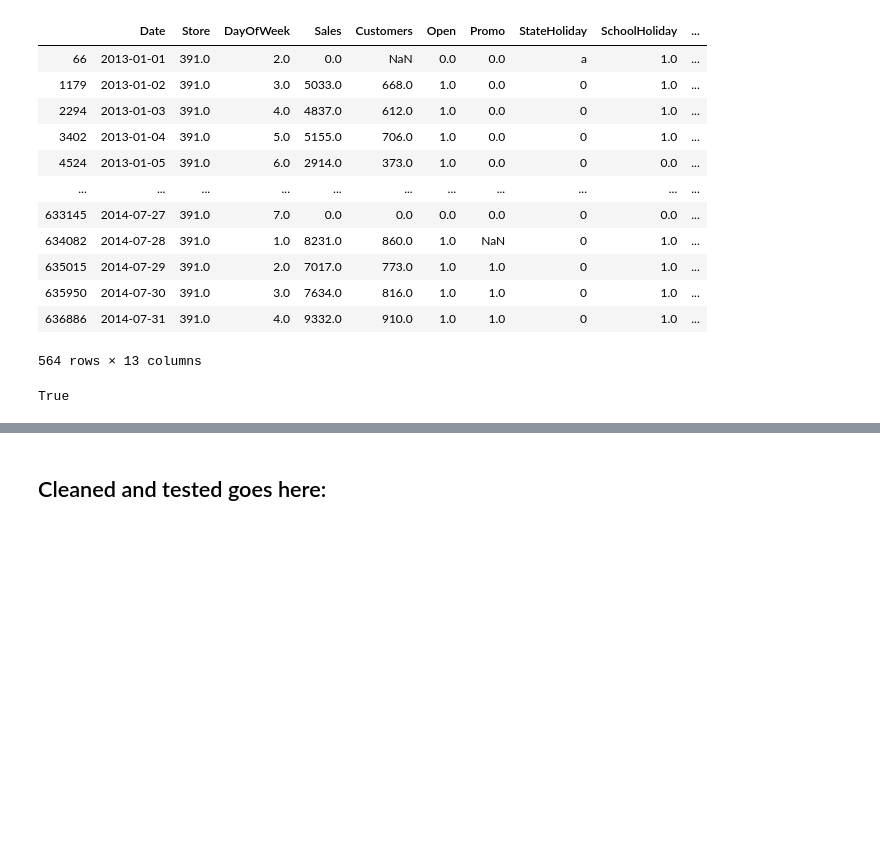
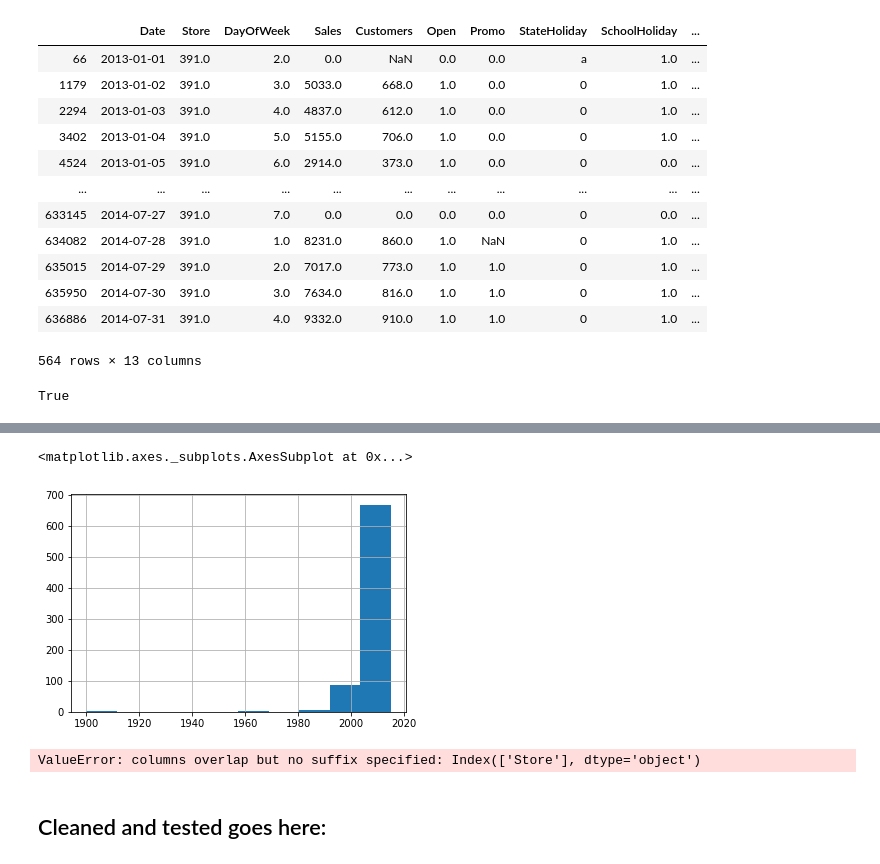
Before and after one commit to janeyoung2018/minicomp-rossmann, a Jupyter notebook: Day1.ipynb, the cells around one changed output, grey strips where cells are left out. Drawn from its saved outputs; the diff is of its cells as text; code cells hidden in the pictures; blank space fills up the shorter version.

```diff
--- a/Day1.ipynb
+++ b/Day1.ipynb
@@ -451,0 +649,2 @@ True
+# %%
+raw_store = promoInterval(raw_store)
@@ -451,0 +695,10 @@ True
+# %%
+def encodeStoreType(raw_store):
+    """Gets dummies for 'StoreType' into four columns and concat them to the table"""
+    NewStoreType = pd.get_dummies(raw_store['StoreType'])
+    NewStoreType.rename(columns={'a':'StoreType a', 'b':'StoreType b', 'c':'StoreType c', 'd':'StoreType d'}, inplace=True)
+    raw_store = pd.concat([raw_store, NewStoreType], axis=1)
+    return raw_store
+    print('Store Type Encoded')
+
+raw_store = encodeStoreType(raw_store)
@@ -451,0 +721,5 @@ True
+# %%
+raw_store['CompetitionOpenSinceYear'].hist()
+# %% [output]
+<matplotlib.axes._subplots.AxesSubplot at 0x...>
+[figure, added]
@@ -452,3 +730,7 @@ True
+# %%
+newSet = raw_train.join(raw_store, on='Store')
+# %% [output]
+ValueError: columns overlap but no suffix specified: Index(['Store'], dtype='object')
 # %% [markdown]
 ## Cleaned and tested goes here:
 # %%
```
Also changed, not shown: parts of 41 cells of this notebook, 1 other file.
